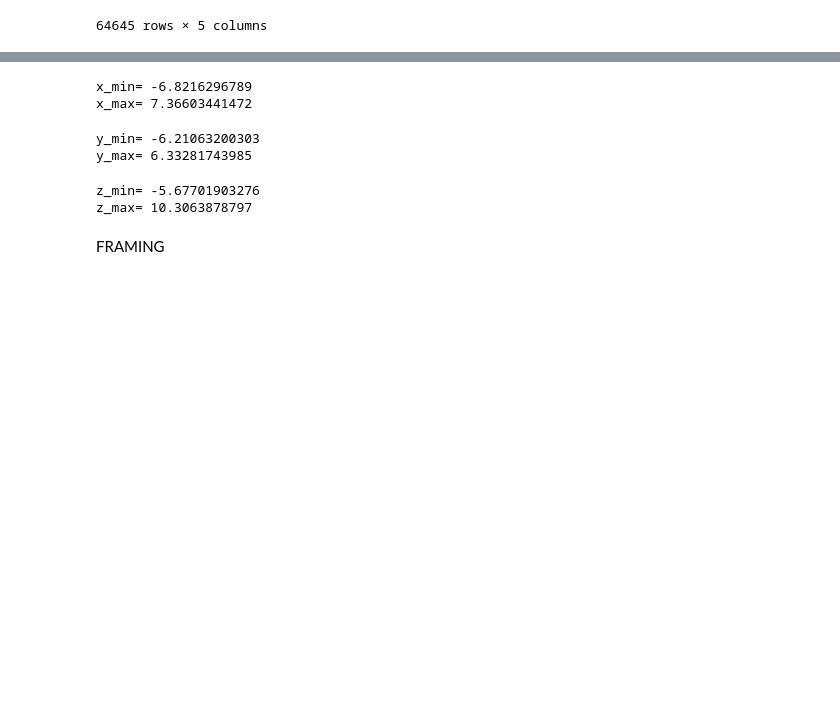
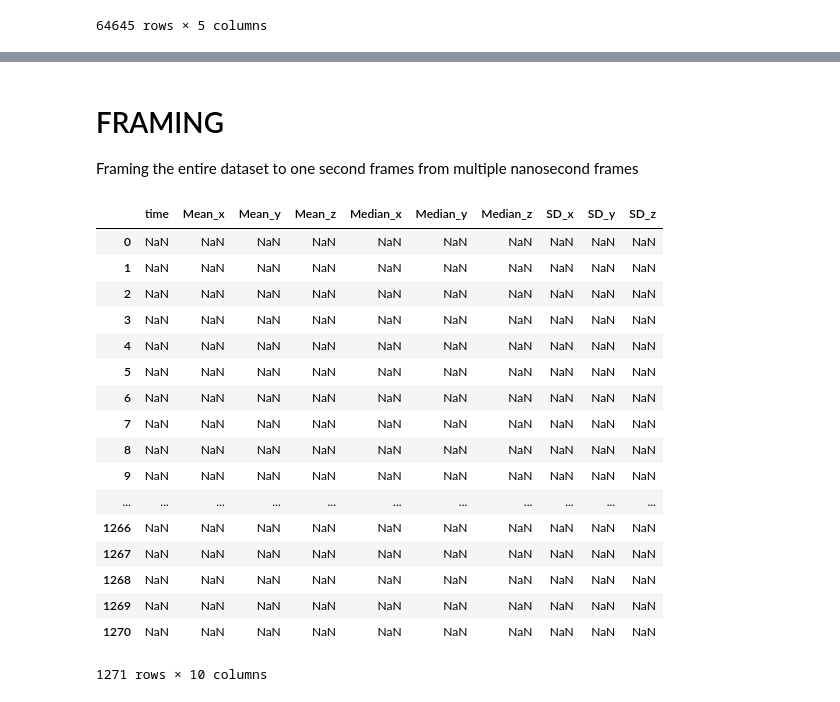
Before and after one commit to umi001/driverBehaviorDataset, a Jupyter notebook: data/16/Untitled.ipynb, the cells around one changed output, grey strips where cells are left out. Drawn from its saved outputs; the diff is of its cells as text; code cells hidden in the pictures; blank space fills up the shorter version.

```diff
--- a/data/16/Untitled.ipynb
+++ b/data/16/Untitled.ipynb
@@ -60,34 +68,30 @@ event_size=len(ground_truth.axes[0])    #No of events described in ground truth
 start=ground_truth[' inicio'] *(10**9)  #starting time of every event
 end=ground_truth[' fim']*(10**9)        #end time for each event label
                                         #Conversion from seconds to nanoseconds
-# %%
-min=(raw_data['x']).min()
-max=(raw_data['x']).max()
-print("x_min=",min)
-print("x_max=",max)
-# %% [output]
-x_min= -6.8216296789
-x_max= 7.36603441472
-# %%
-min=(raw_data['y']).min()
-max=(raw_data['y']).max()
-print("y_min=",min)
-print("y_max=",max)
-# %% [output]
-y_min= -6.21063200303
-y_max= 6.33281743985
-# %%
-min=(raw_data['z']).min()
-max=(raw_data['z']).max()
-print("z_min=",min)
-print("z_max=",max)
-# %% [output]
-z_min= -5.67701903276
-z_max= 10.3063878797
-# %% [markdown]
-FRAMING
+# %% [markdown]
+# FRAMING
+ Framing the entire dataset to one second frames from multiple nanosecond frames
 # %%
 #Created a new dataframe to add all the new frame attributes.This will form our new dataset.
 new_frame = pd.DataFrame(np.nan, index=range(0,1271),
-                         columns=['time','Mean','Median','SD'])
+                         columns=['time','Mean_x','Mean_y','Mean_z','Median_x','Median_y','Median_z','SD_x','SD_y','SD_z'])
 new_frame
+# %% [output]
+|  | time | Mean_x | Mean_y | Mean_z | Median_x | Median_y | Median_z | SD_x | SD_y | SD_z |
+| 0 | NaN | NaN | NaN | NaN | NaN | NaN | NaN | NaN | NaN | NaN |
+| 1 | NaN | NaN | NaN | NaN | NaN | NaN | NaN | NaN | NaN | NaN |
+| 2 | NaN | NaN | NaN | NaN | NaN | NaN | NaN | NaN | NaN | NaN |
+| 3 | NaN | NaN | NaN | NaN | NaN | NaN | NaN | NaN | NaN | NaN |
+| 4 | NaN | NaN | NaN | NaN | NaN | NaN | NaN | NaN | NaN | NaN |
+| 5 | NaN | NaN | NaN | NaN | NaN | NaN | NaN | NaN | NaN | NaN |
+| 6 | NaN | NaN | NaN | NaN | NaN | NaN | NaN | NaN | NaN | NaN |
+| 7 | NaN | NaN | NaN | NaN | NaN | NaN | NaN | NaN | NaN | NaN |
+| 8 | NaN | NaN | NaN | NaN | NaN | NaN | NaN | NaN | NaN | NaN |
+| 9 | NaN | NaN | NaN | NaN | NaN | NaN | NaN | NaN | NaN | NaN |
+| ... | ... | ... | ... | ... | ... | ... | ... | ... | ... | ... |
+| 1266 | NaN | NaN | NaN | NaN | NaN | NaN | NaN | NaN | NaN | NaN |
+| 1267 | NaN | NaN | NaN | NaN | NaN | NaN | NaN | NaN | NaN | NaN |
+| 1268 | NaN | NaN | NaN | NaN | NaN | NaN | NaN | NaN | NaN | NaN |
+| 1269 | NaN | NaN | NaN | NaN | NaN | NaN | NaN | NaN | NaN | NaN |
+| 1270 | NaN | NaN | NaN | NaN | NaN | NaN | NaN | NaN | NaN | NaN |
+1271 rows × 10 columns
```
Also changed, not shown: parts of 6 cells of this notebook.
